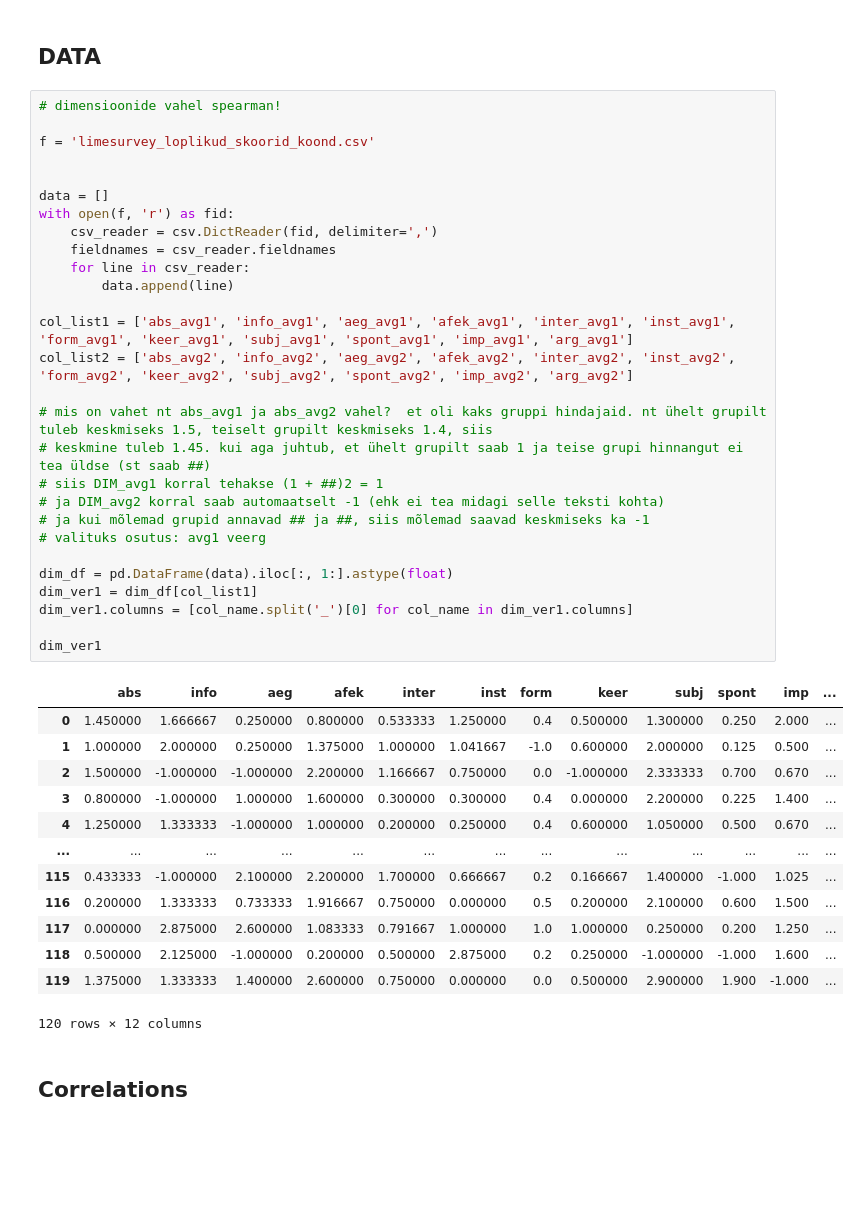
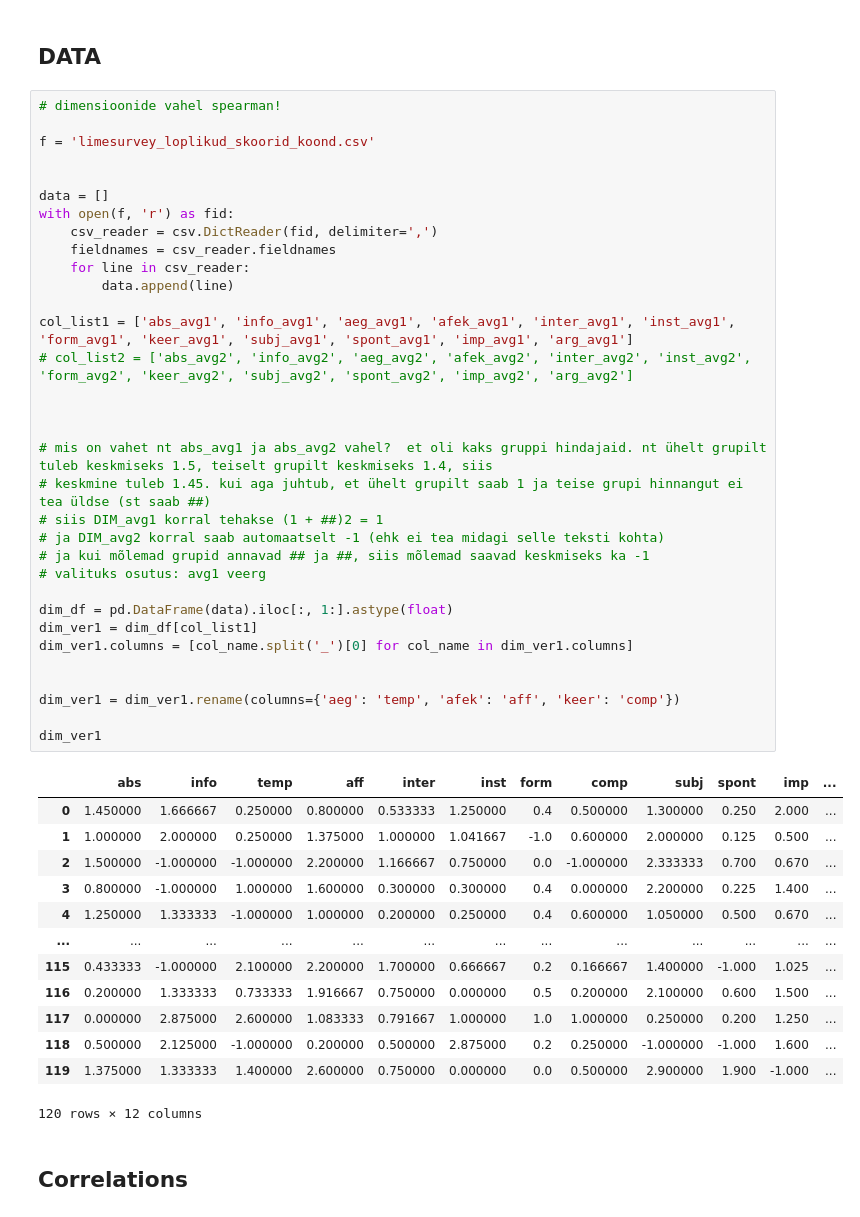
Before and after one commit to kristiinavaik/limesurvey_data, a Jupyter notebook: eesti_analyys/factor_analysis.ipynb, the cells around one changed output. Saved outputs shown, nothing was run; the diff lists cells and outputs as text; blank space fills up the shorter version.

```diff
--- a/eesti_analyys/factor_analysis.ipynb
+++ b/eesti_analyys/factor_analysis.ipynb
@@ -17,33 +17,38 @@ from sklearn.preprocessing import StandardScaler
 # %%
 # dimensioonide vahel spearman!
 
 f = 'limesurvey_loplikud_skoorid_koond.csv'
 
 
 data = []
 with open(f, 'r') as fid:
     csv_reader = csv.DictReader(fid, delimiter=',')
     fieldnames = csv_reader.fieldnames
     for line in csv_reader:
         data.append(line)
 
 col_list1 = ['abs_avg1', 'info_avg1', 'aeg_avg1', 'afek_avg1', 'inter_avg1', 'inst_avg1', 'form_avg1', 'keer_avg1', 'subj_avg1', 'spont_avg1', 'imp_avg1', 'arg_avg1']
-col_list2 = ['abs_avg2', 'info_avg2', 'aeg_avg2', 'afek_avg2', 'inter_avg2', 'inst_avg2', 'form_avg2', 'keer_avg2', 'subj_avg2', 'spont_avg2', 'imp_avg2', 'arg_avg2']
+# col_list2 = ['abs_avg2', 'info_avg2', 'aeg_avg2', 'afek_avg2', 'inter_avg2', 'inst_avg2', 'form_avg2', 'keer_avg2', 'subj_avg2', 'spont_avg2', 'imp_avg2', 'arg_avg2']
+
+
 
 # mis on vahet nt abs_avg1 ja abs_avg2 vahel?  et oli kaks gruppi hindajaid. nt ühelt grupilt tuleb keskmiseks 1.5, teiselt grupilt keskmiseks 1.4, siis
 # keskmine tuleb 1.45. kui aga juhtub, et ühelt grupilt saab 1 ja teise grupi hinnangut ei tea üldse (st saab ##)
 # siis DIM_avg1 korral tehakse (1 + ##)2 = 1
 # ja DIM_avg2 korral saab automaatselt -1 (ehk ei tea midagi selle teksti kohta)
 # ja kui mõlemad grupid annavad ## ja ##, siis mõlemad saavad keskmiseks ka -1
 # valituks osutus: avg1 veerg
 
 dim_df = pd.DataFrame(data).iloc[:, 1:].astype(float)
 dim_ver1 = dim_df[col_list1]
 dim_ver1.columns = [col_name.split('_')[0] for col_name in dim_ver1.columns]
 
+
+dim_ver1 = dim_ver1.rename(columns={'aeg': 'temp', 'afek': 'aff', 'keer': 'comp'})
+
 dim_ver1
 # %% [output]
-|  | abs | info | aeg | afek | inter | inst | form | keer | subj | spont | imp | ... |
+|  | abs | info | temp | aff | inter | inst | form | comp | subj | spont | imp | ... |
 | 0 | 1.450000 | 1.666667 | 0.250000 | 0.800000 | 0.533333 | 1.250000 | 0.4 | 0.500000 | 1.300000 | 0.250 | 2.000 | ... |
 | 1 | 1.000000 | 2.000000 | 0.250000 | 1.375000 | 1.000000 | 1.041667 | -1.0 | 0.600000 | 2.000000 | 0.125 | 0.500 | ... |
 | 2 | 1.500000 | -1.000000 | -1.000000 | 2.200000 | 1.166667 | 0.750000 | 0.0 | -1.000000 | 2.333333 | 0.700 | 0.670 | ... |
```
Also changed, not shown: parts of 16 cells of this notebook, 2 other files.
